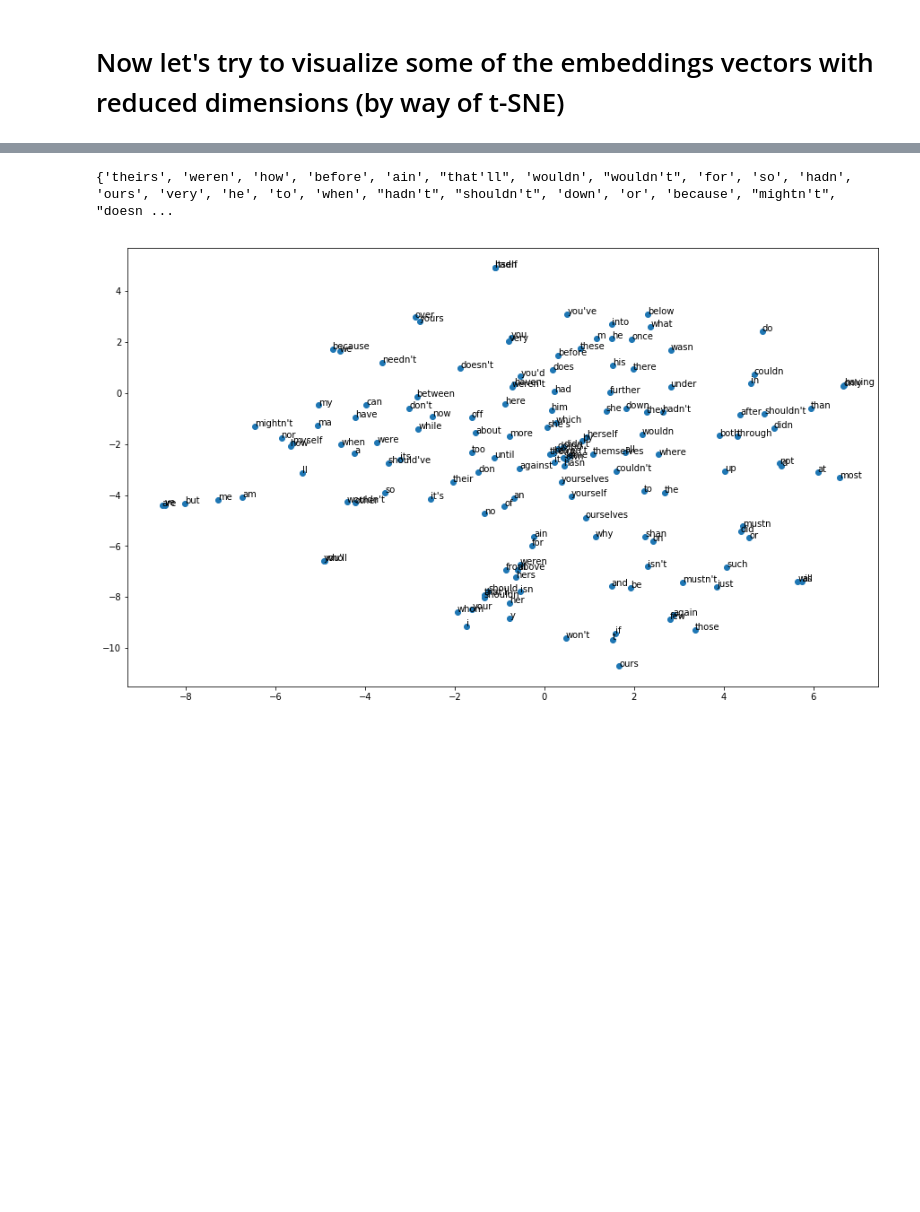
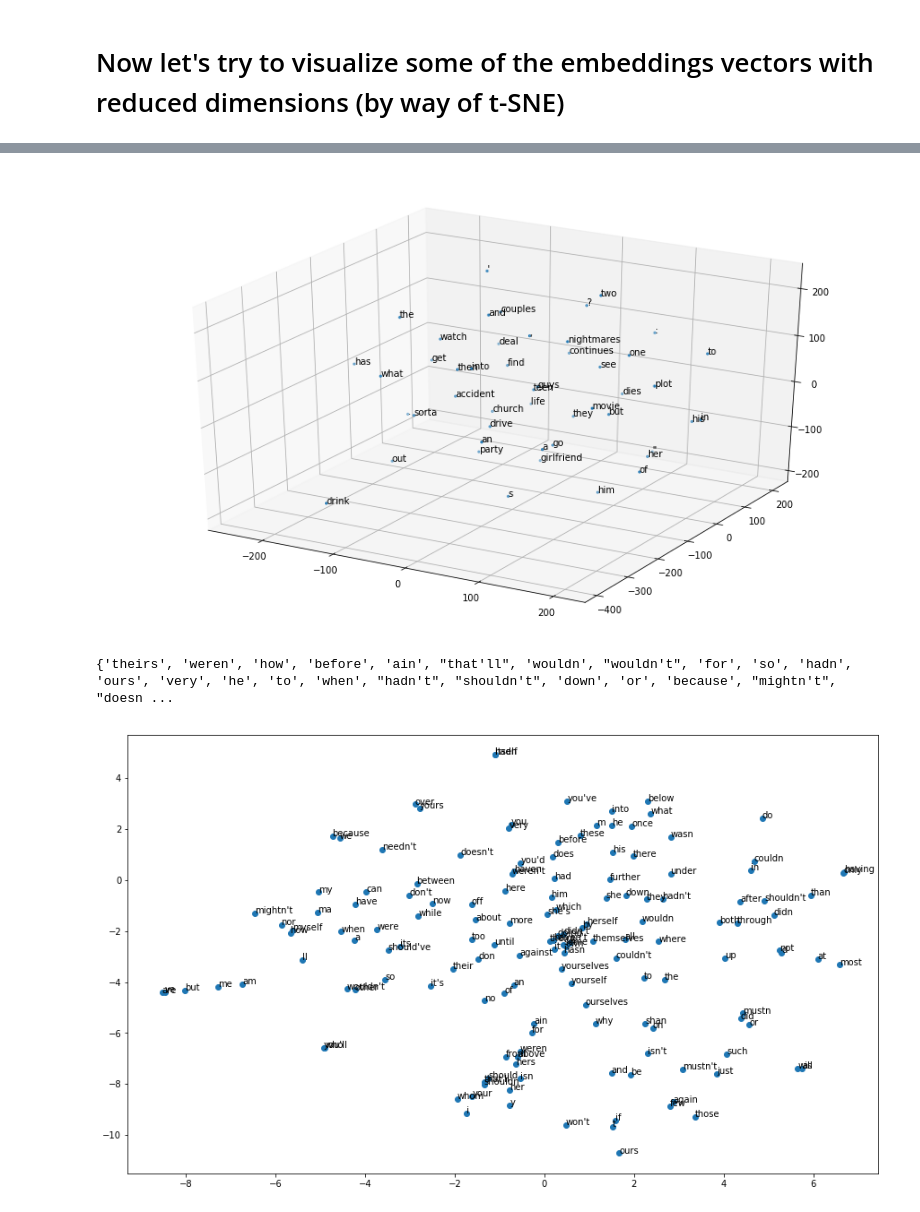
Before and after one commit to burgersmoke/Utah_BMI_SIG, a Jupyter notebook: notebooks/1b_Training Word Embeddings_Better_Visualization.ipynb, the cells around one changed output, grey strips where cells are left out. Drawn from its saved outputs; the diff is of its cells as text; code cells hidden in the pictures; blank space fills up the shorter version.

```diff
--- a/notebooks/1b_Training Word Embeddings_Better_Visualization.ipynb
+++ b/notebooks/1b_Training Word Embeddings_Better_Visualization.ipynb
@@ -329,3 +274,42 @@ plot_embeddings(movie_model, movie_vocab[:200])
+# %%
+def plot_embeddings_3d(w2v_model, target_terms):
+    from mpl_toolkits.mplot3d import Axes3D
+    tsne = TSNE(n_components=3, random_state=0)
+    np.set_printoptions(suppress=True)
+    term_vectors = []
+    filtered_terms = []
+    # let's make sure that a term we want is in the model
+    for target_term in target_terms:
+        if target_term in w2v_model.wv.vocab:
+            term_vectors.append(w2v_model.wv[target_term])
+            filtered_terms.append(target_term)
+    Y = tsne.fit_transform(term_vectors)
+
+    # let's make this plot a decent size...
+    # Get current size
+    fig_size = plt.rcParams["figure.figsize"]
+    # Set figure width and height
+    fig_size[0] = 15
+    fig_size[1] = 9
+    plt.rcParams["figure.figsize"] = fig_size
+
+    fig = plt.gcf()
+    ax = fig.add_subplot(111, projection='3d')
+
+    ax.scatter(Y[:,0], Y[:,1], Y[:,2], marker='.')
+    for i, word in enumerate(filtered_terms):
+        ax.text(x=Y[i,0], y=Y[i,1], z=Y[i,2], s=word)
+    plt.show()
+
+max_movie_sentences_to_visualize = 5
+visualization_terms = set()
+for sentence in movie_reviews.sents()[:max_movie_sentences_to_visualize]:
+    for token in sentence:
+        visualization_terms.add(token)
+
+plot_embeddings_3d(movie_model, list(visualization_terms))
+# %% [output]
+[figure, added]
 # %%
 # here are some terms we can plot...
 english_stop_words = set(nltk.corpus.stopwords.words('english'))
```
Also changed, not shown: parts of 4 cells of this notebook.
